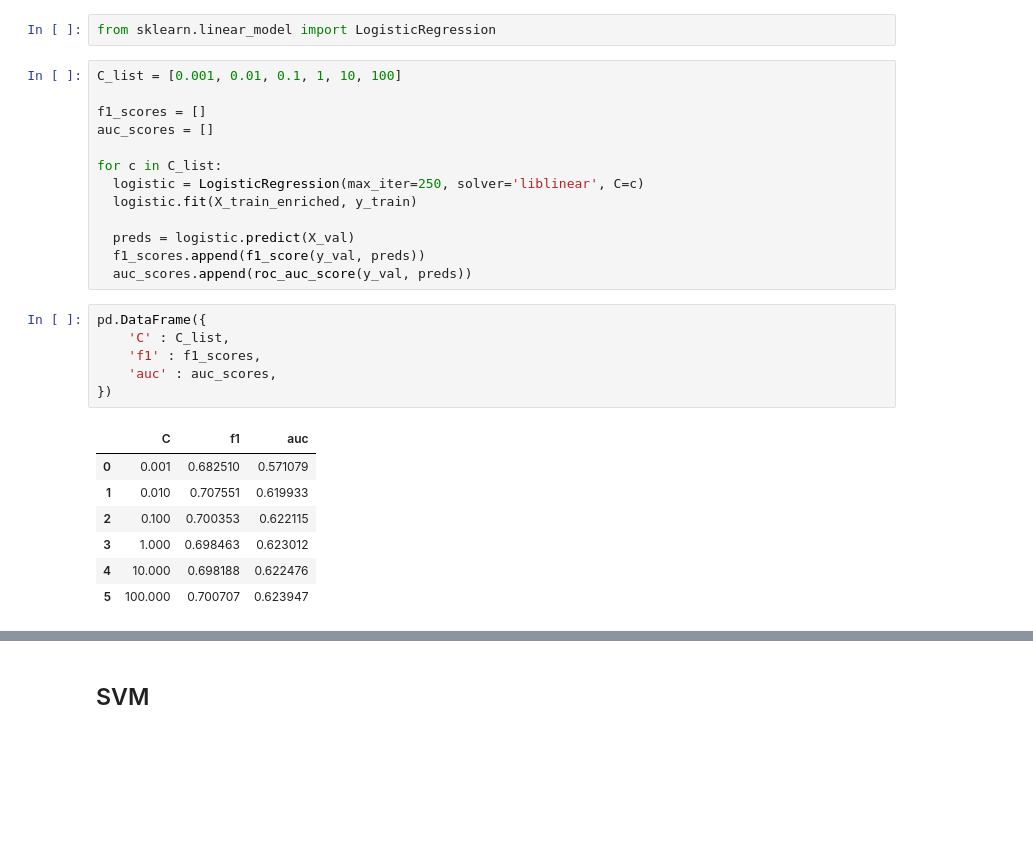
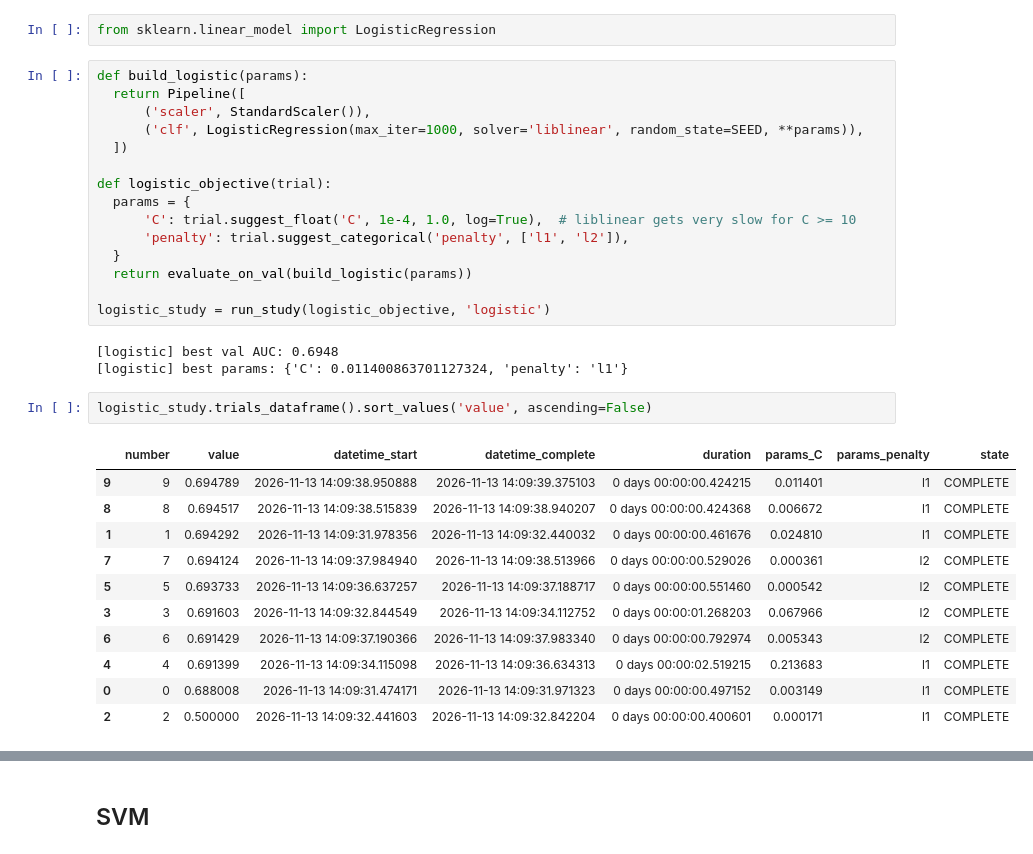
Before and after one commit to rafabandoni/nfl-predict, a Jupyter notebook: notebooks/model_development.ipynb, the cells around one changed output, grey strips where cells are left out. Drawn from its saved outputs; the diff is of its cells as text; blank space fills up the shorter version.

```diff
--- a/notebooks/model_development.ipynb
+++ b/notebooks/model_development.ipynb
@@ -624,30 +652,35 @@ def plot_results(y_test, y_pred, model):
 # %%
 from sklearn.linear_model import LogisticRegression
 # %%
-C_list = [0.001, 0.01, 0.1, 1, 10, 100]
+def build_logistic(params):
+  return Pipeline([
+      ('scaler', StandardScaler()),
+      ('clf', LogisticRegression(max_iter=1000, solver='liblinear', random_state=SEED, **params)),
+  ])
 
-f1_scores = []
-auc_scores = []
+def logistic_objective(trial):
+  params = {
+      'C': trial.suggest_float('C', 1e-4, 1.0, log=True),  # liblinear gets very slow for C >= 10
+      'penalty': trial.suggest_categorical('penalty', ['l1', 'l2']),
+  }
+  return evaluate_on_val(build_logistic(params))
 
-for c in C_list:
-  logistic = LogisticRegression(max_iter=250, solver='liblinear', C=c)
-  logistic.fit(X_train_enriched, y_train)
-
-  preds = logistic.predict(X_val)
-  f1_scores.append(f1_score(y_val, preds))
-  auc_scores.append(roc_auc_score(y_val, preds))
+logistic_study = run_study(logistic_objective, 'logistic')
+# %% [output]
+[logistic] best val AUC: 0.6948
+[logistic] best params: {'C': 0.011400863701127324, 'penalty': 'l1'}
 # %%
-pd.DataFrame({
-    'C' : C_list,
-    'f1' : f1_scores,
-    'auc' : auc_scores,
-})
+logistic_study.trials_dataframe().sort_values('value', ascending=False)
 # %% [output]
-|  | C | f1 | auc |
-| 0 | 0.001 | 0.682510 | 0.571079 |
-| 1 | 0.010 | 0.707551 | 0.619933 |
-| 2 | 0.100 | 0.700353 | 0.622115 |
-| 3 | 1.000 | 0.698463 | 0.623012 |
-| 4 | 10.000 | 0.698188 | 0.622476 |
-| 5 | 100.000 | 0.700707 | 0.623947 |
+|  | number | value | datetime_start | datetime_complete | duration | params_C | params_penalty | state |
+| 9 | 9 | 0.694789 | 2026-11-13 14:09:38.950888 | 2026-11-13 14:09:39.375103 | 0 days 00:00:00.424215 | 0.011401 | l1 | COMPLETE |
+| 8 | 8 | 0.694517 | 2026-11-13 14:09:38.515839 | 2026-11-13 14:09:38.940207 | 0 days 00:00:00.424368 | 0.006672 | l1 | COMPLETE |
+| 1 | 1 | 0.694292 | 2026-11-13 14:09:31.978356 | 2026-11-13 14:09:32.440032 | 0 days 00:00:00.461676 | 0.024810 | l1 | COMPLETE |
+| 7 | 7 | 0.694124 | 2026-11-13 14:09:37.984940 | 2026-11-13 14:09:38.513966 | 0 days 00:00:00.529026 | 0.000361 | l2 | COMPLETE |
+| 5 | 5 | 0.693733 | 2026-11-13 14:09:36.637257 | 2026-11-13 14:09:37.188717 | 0 days 00:00:00.551460 | 0.000542 | l2 | COMPLETE |
+| 3 | 3 | 0.691603 | 2026-11-13 14:09:32.844549 | 2026-11-13 14:09:34.112752 | 0 days 00:00:01.268203 | 0.067966 | l2 | COMPLETE |
+| 6 | 6 | 0.691429 | 2026-11-13 14:09:37.190366 | 2026-11-13 14:09:37.983340 | 0 days 00:00:00.792974 | 0.005343 | l2 | COMPLETE |
+| 4 | 4 | 0.691399 | 2026-11-13 14:09:34.115098 | 2026-11-13 14:09:36.634313 | 0 days 00:00:02.519215 | 0.213683 | l1 | COMPLETE |
+| 0 | 0 | 0.688008 | 2026-11-13 14:09:31.474171 | 2026-11-13 14:09:31.971323 | 0 days 00:00:00.497152 | 0.003149 | l1 | COMPLETE |
+| 2 | 2 | 0.500000 | 2026-11-13 14:09:32.441603 | 2026-11-13 14:09:32.842204 | 0 days 00:00:00.400601 | 0.000171 | l1 | COMPLETE |
 # %%
```
Also changed, not shown: parts of 13 cells of this notebook.
